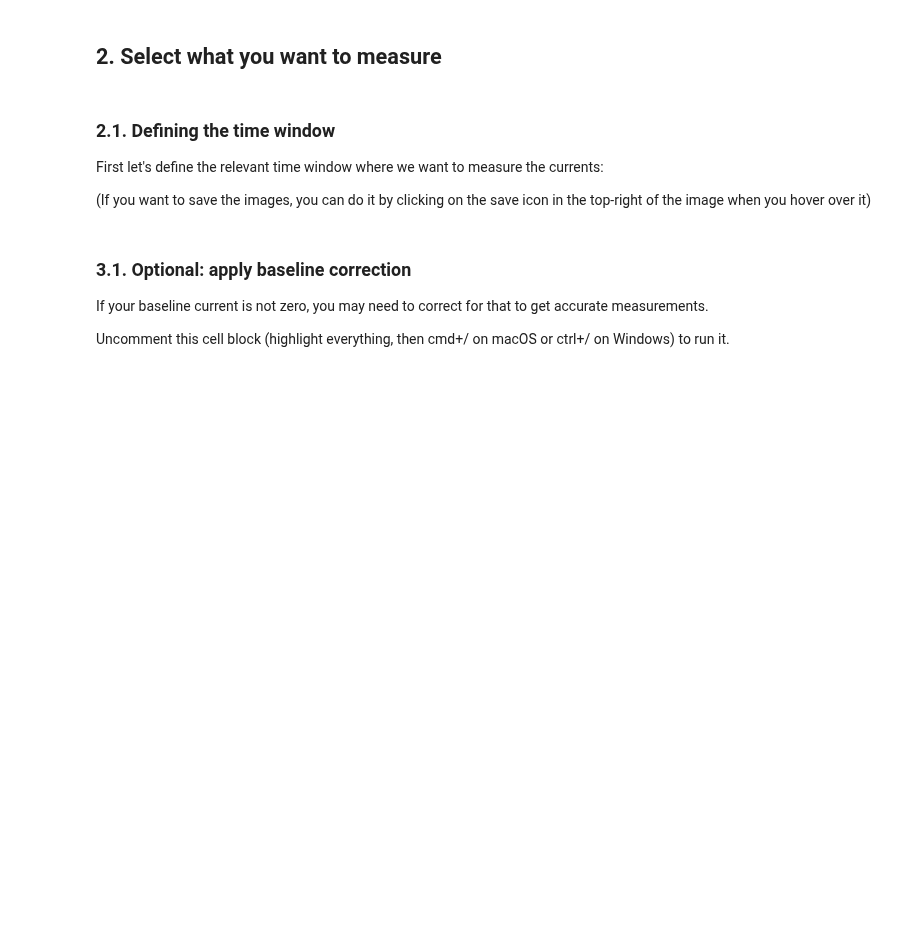
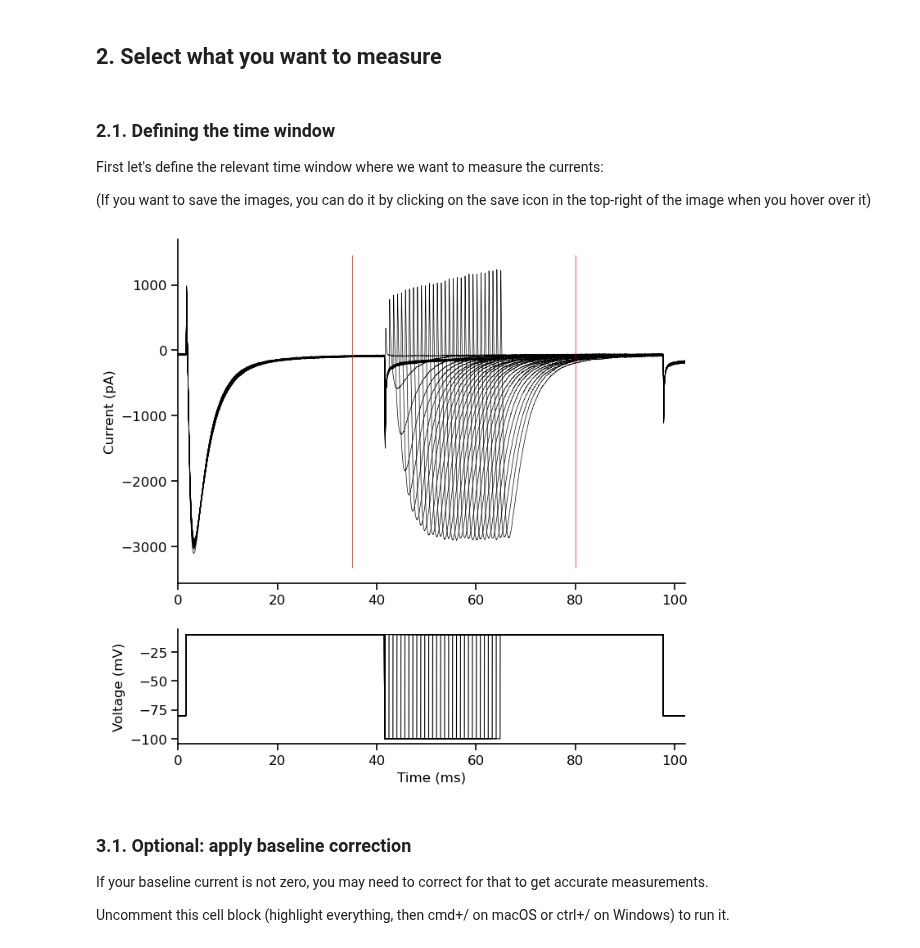
Before and after one commit to argalloni/CSHL_IonChannels2025, a Jupyter notebook: CSHL 3 - Na recovery.ipynb, the cells around one changed output. Drawn from its saved outputs; the diff is of its cells as text; code cells hidden in the pictures; blank space fills up the shorter version.

```diff
--- a/CSHL 3 - Na recovery.ipynb
+++ b/CSHL 3 - Na recovery.ipynb
@@ -53,17 +74,19 @@ First let's define the relevant time window where we want to measure the current
 # %%
 # The start/end time just helps to zoom in on the traces.
 start_time = 0  # milliseconds
 end_time = -1   # milliseconds, (enter -1 to get the end of the sweep)
 
 # The markers are important: they will define the window where we actually exctract peak current values from. Set them carefully.
-marker_1 = 0  # milliseconds
-marker_2 = -1    # milliseconds
+marker_1 = 35  # milliseconds
+marker_2 = 80    # milliseconds
 
 current_traces, time_in_window = select_sweep_window(sweeps, sweeps_time, start_time, end_time, sampling_freq, channel=0)
 voltage_traces, time_in_window = select_sweep_window(sweeps, sweeps_time, start_time, end_time, sampling_freq, channel=1)
 
 ax = plot_traces(time_in_window, current_traces, voltage_traces, marker_1, marker_2)
 plt.show()
+# %% [output]
+[figure, added]
 # %% [markdown]
 ### 3.1. Optional: apply baseline correction
 
```
Also changed, not shown: parts of 10 cells of this notebook, 2 other files.
